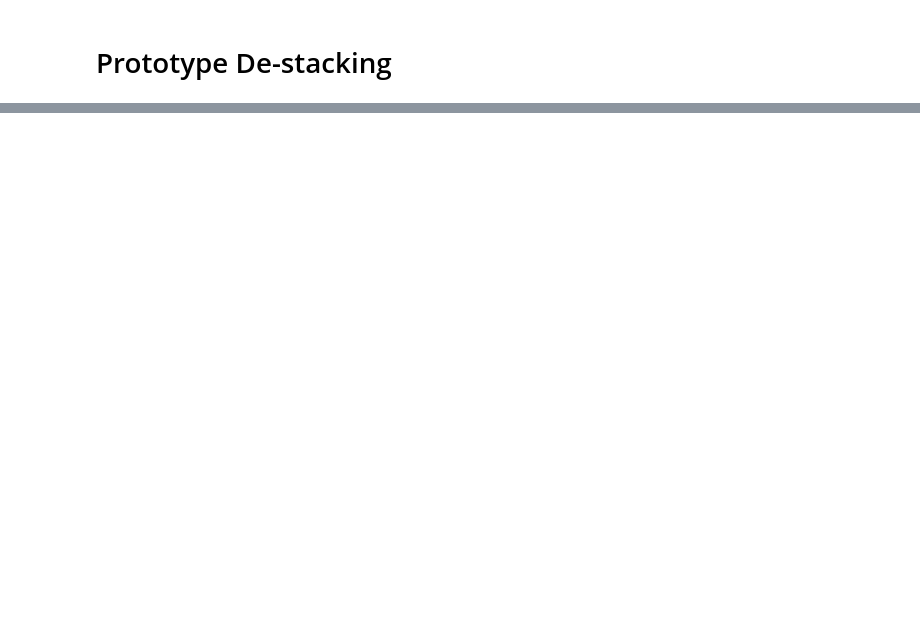
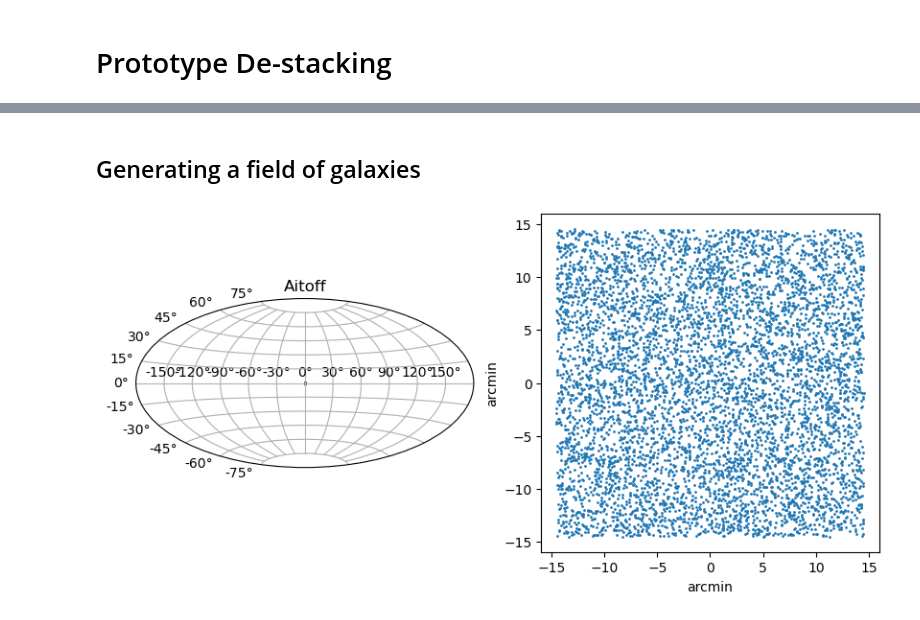
Before and after one commit to andrevitorelli/destacking, a Jupyter notebook: notebooks/prototype_destacking.ipynb, the cells around one changed output, grey strips where cells are left out. Drawn from its saved outputs; the diff is of its cells as text; code cells hidden in the pictures; blank space fills up the shorter version.

```diff
--- a/notebooks/prototype_destacking.ipynb
+++ b/notebooks/prototype_destacking.ipynb
@@ -152,0 +166,21 @@ Type:      function
+# %% [markdown]
+## Generating a field of galaxies
+# %%
+nbar = 30
+# %%
+simplecat = xlensing.sims.make_simple_random_cat(nbar, width_rad=4./xlensing.cosmo.DA(0,zhalo), zrange=[0.2,1.0], shape_noise=0.25)
+simplecat = table.Table(simplecat.T,names=['ra','dec','z','e1','e2','R11','R12','R21','R22','w'])
+# %%
+plt.figure(figsize=(10,5))
+plt.subplot(121, projection="aitoff")
+plt.scatter(simplecat['ra'],simplecat['dec'],s=1)
+plt.title("Aitoff")
+plt.grid(True)
+plt.subplot(122)
+plt.scatter(np.degrees(simplecat['ra'])*60,np.degrees(simplecat['dec'])*60,s=1)
+plt.xlabel('arcmin')
+plt.ylabel('arcmin')
+ax = plt.gca()
+ax.set_aspect('equal')
+# %% [output]
+[figure, added]
```
Also changed, not shown: parts of 47 cells of this notebook, 1 other file.
